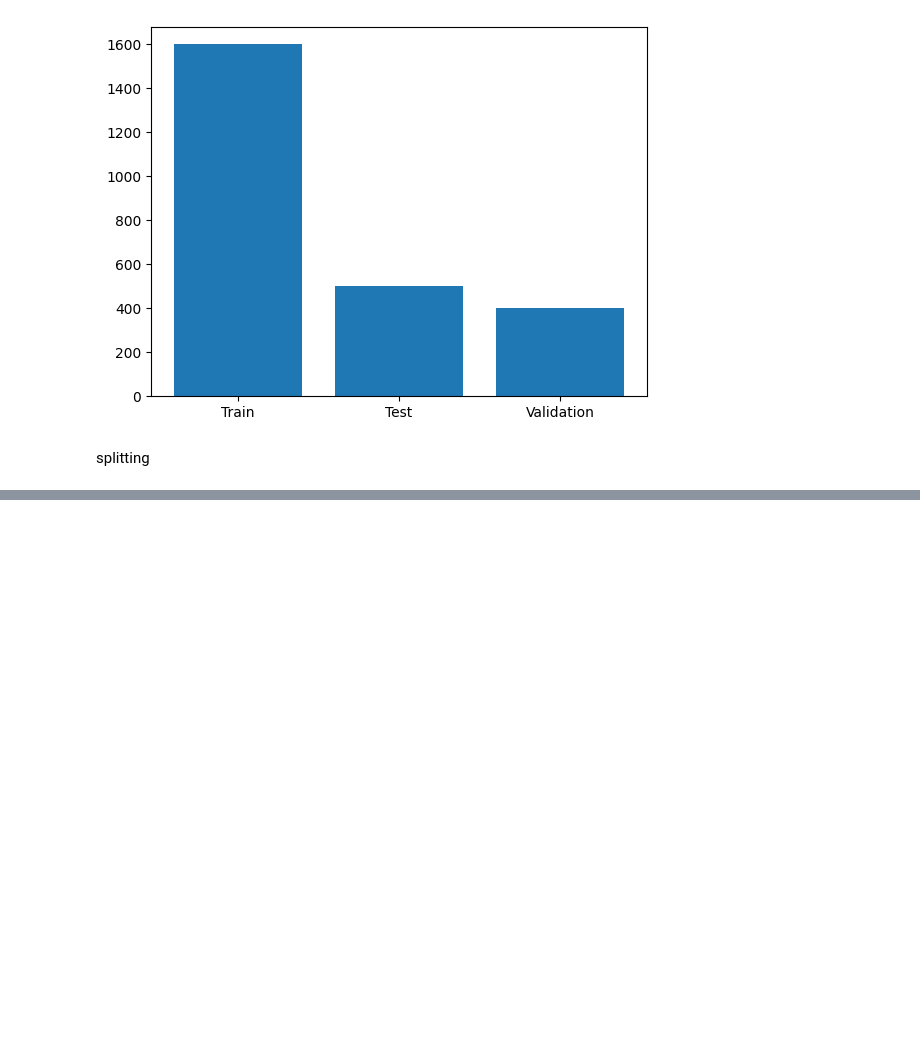
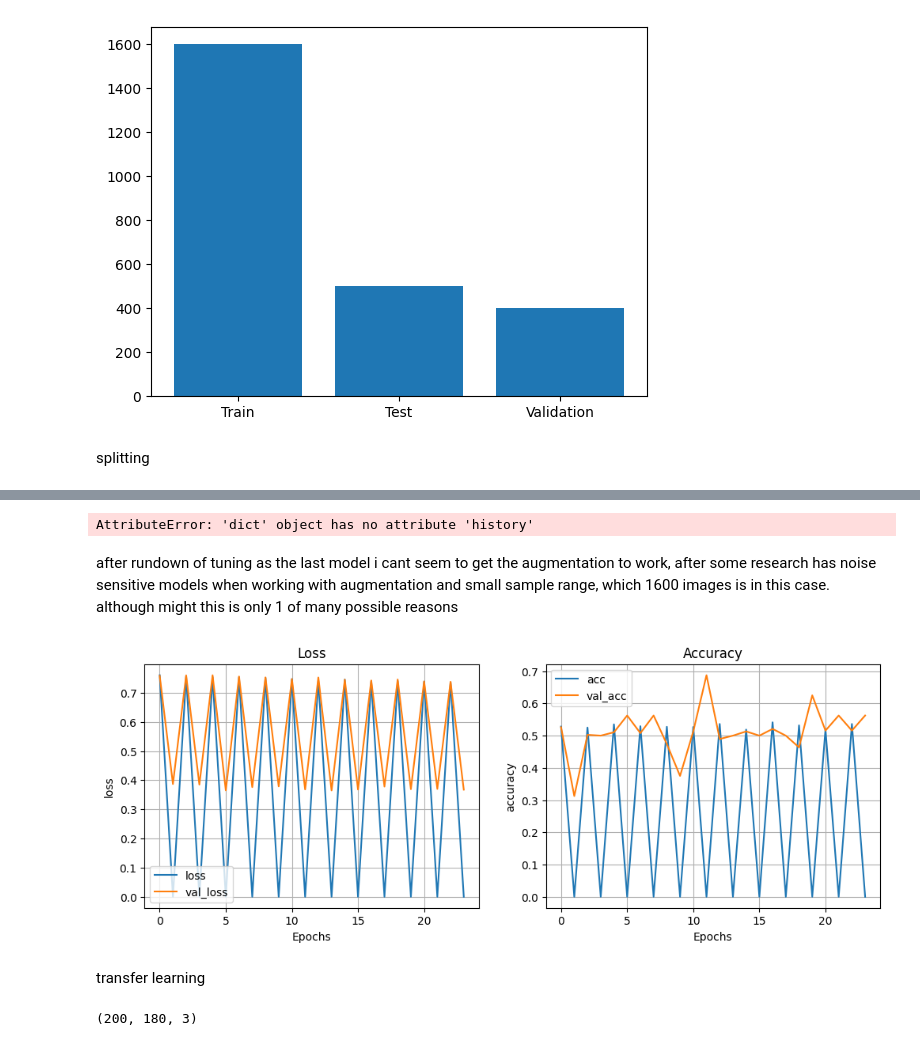
Before and after one commit to NoahEliasson/AI-Noah-Eliasson-OPA23, a Jupyter notebook: lab2/lab_2.ipynb, the cells around one changed output, grey strips where cells are left out. Drawn from its saved outputs; the diff is of its cells as text; code cells hidden in the pictures; blank space fills up the shorter version.

```diff
--- a/lab2/lab_2.ipynb
+++ b/lab2/lab_2.ipynb
@@ -159,0 +408,21 @@ plt.show()
+# %%
+training_steps_per_epoch = len(X_train)//32
+validation_steps_per_epoch = len(X_val)//32
+# we create batches of len x_train in this case // 32 which creates x batches of 32 samples each will be prosseed per epoch
+
+training_steps_per_epoch, validation_steps_per_epoch
+# %%
+from tensorflow.keras.callbacks import EarlyStopping
+
+early_stopper = EarlyStopping(
+    monitor="val_loss", mode="min", patience=10, restore_best_weights=True
+)
+
+augmentation_model = model.fit(
+    train_generator, #
+    steps_per_epoch=training_steps_per_epoch,
+    epochs=50,
+    callbacks=[early_stopper],
+    validation_data = val_generator, # this will give us batches for validation
+    validation_steps = validation_steps_per_epoch
+)
@@ -159,0 +452,22 @@ plt.show()
+# %%
+metrics = pd.DataFrame(augmentation_model.history.history)
+metrics.head()
+# %% [output]
+AttributeError: 'dict' object has no attribute 'history'
+# %% [markdown]
+after rundown of tuning as the last model i cant seem to get the augmentation to work, after some research has noise sensitive models when working with augmentation and small sample range, which 1600 images is in this case. although might this is only 1 of many possible reasons
+# %%
+def plot_metrics(metrics):
+    _, ax = plt.subplots(1,2, figsize = (12,4))
+    metrics[["loss", "val_loss"]].plot(ax = ax[0], title = "Loss", grid = True, xlabel="Epochs", ylabel="loss")
+    metrics[["acc", "val_acc"]].plot(ax = ax[1], title = "Accuracy", grid = True, xlabel="Epochs", ylabel="accuracy")
+
+plot_metrics(metrics)
+# %% [output]
+[figure, added]
+# %% [markdown]
+transfer learning
+# %%
+scaled_X_train.shape[1:]
+# %% [output]
+(200, 180, 3)
```
Also changed, not shown: parts of 41 cells of this notebook, 1 other file.
